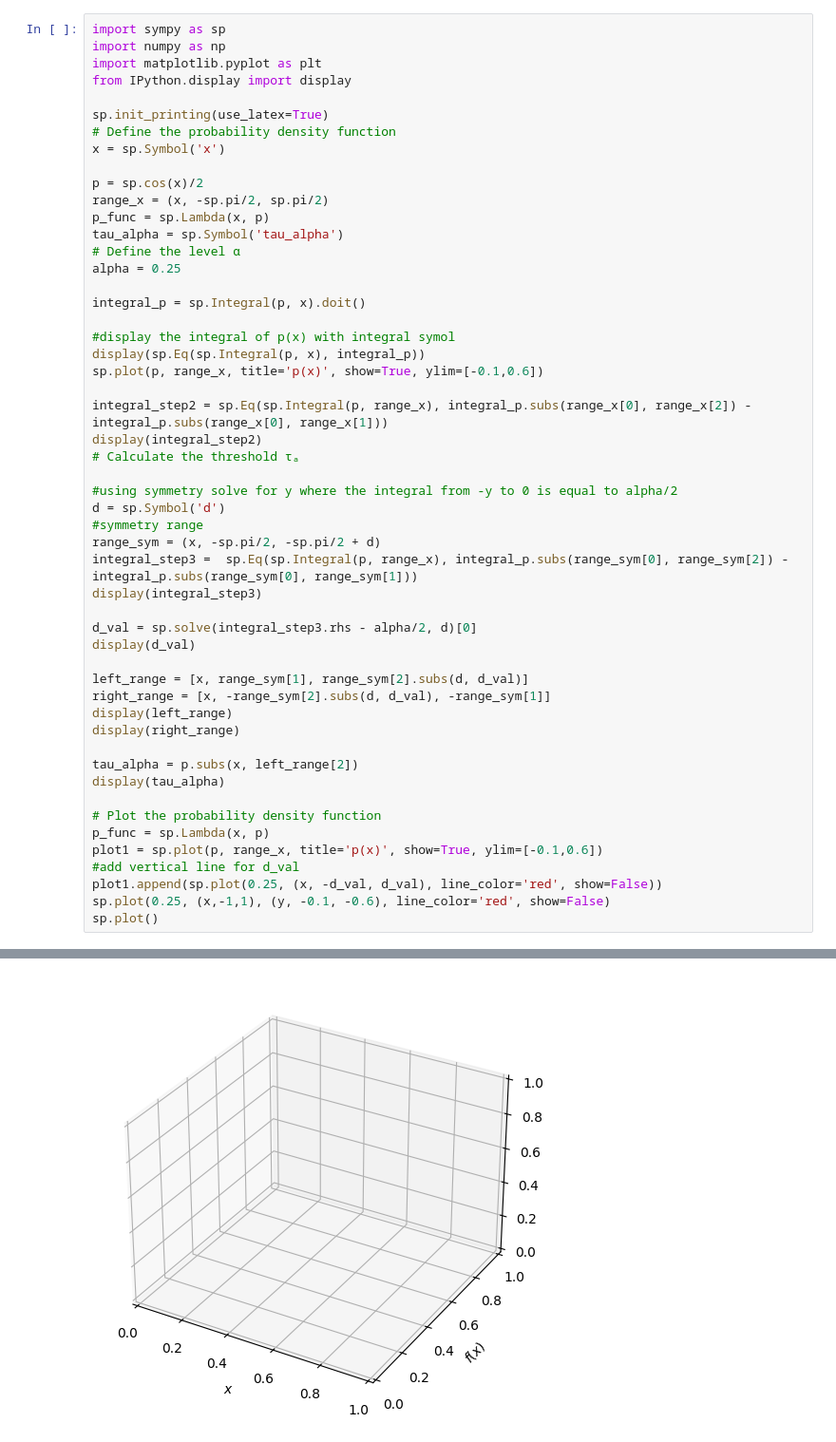
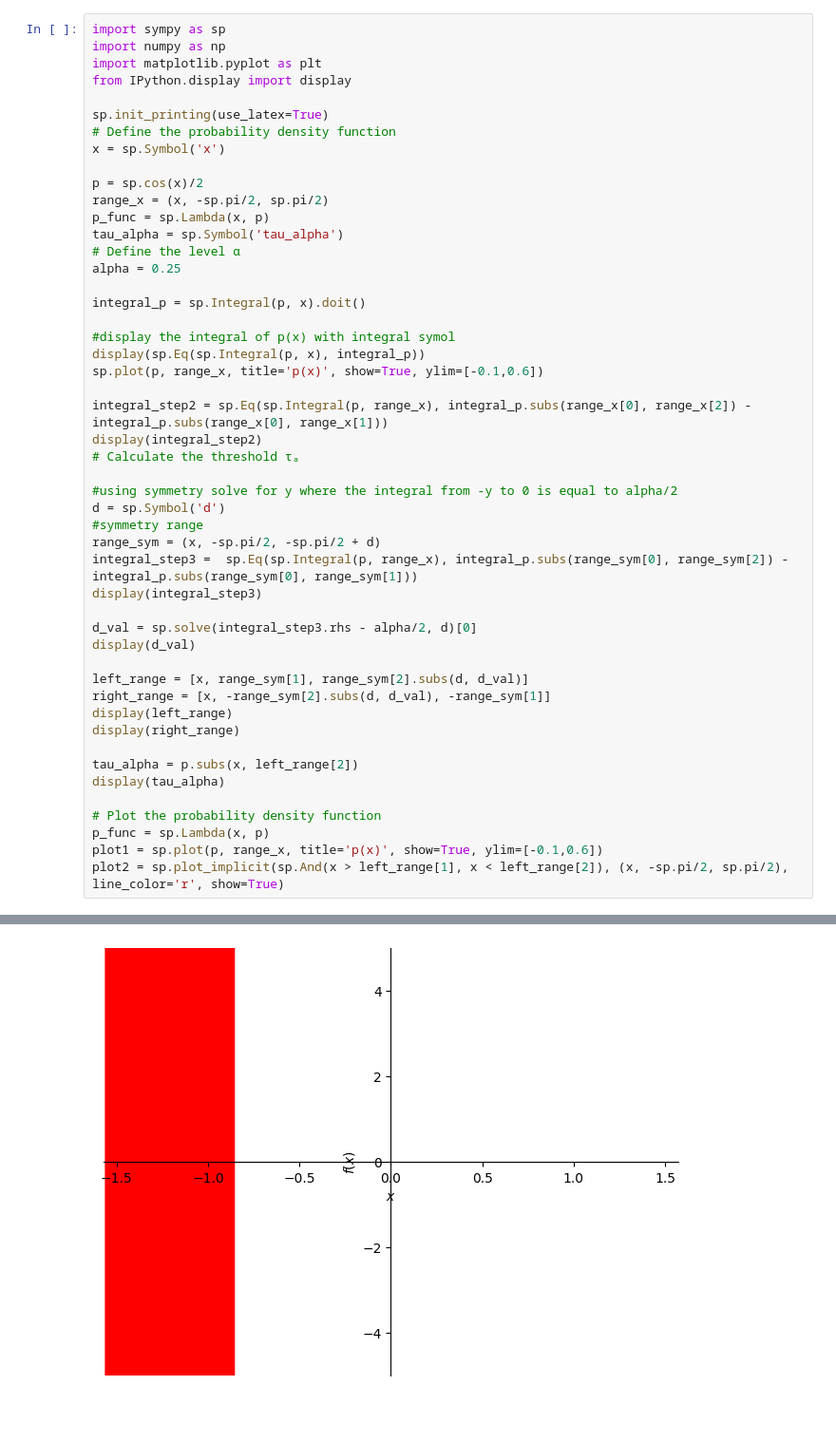
Before and after one commit to krisrjensen/csc730, a Jupyter notebook: final_exam_prep/20240502_prep_level_set.ipynb, the cells around one changed output, grey strips where cells are left out. Shown at 95% size. Drawn from its saved outputs; the diff is of its cells as text; blank space fills up the shorter version.

```diff
--- a/final_exam_prep/20240502_prep_level_set.ipynb
+++ b/final_exam_prep/20240502_prep_level_set.ipynb
@@ -29,35 +29,32 @@ display(integral_step2)
 d = sp.Symbol('d')
 #symmetry range
 range_sym = (x, -sp.pi/2, -sp.pi/2 + d)
 integral_step3 =  sp.Eq(sp.Integral(p, range_x), integral_p.subs(range_sym[0], range_sym[2]) - integral_p.subs(range_sym[0], range_sym[1]))
 display(integral_step3)
 
 d_val = sp.solve(integral_step3.rhs - alpha/2, d)[0]
 display(d_val)
 
 left_range = [x, range_sym[1], range_sym[2].subs(d, d_val)]
 right_range = [x, -range_sym[2].subs(d, d_val), -range_sym[1]]
 display(left_range)
 display(right_range)
 
 tau_alpha = p.subs(x, left_range[2])
 display(tau_alpha)
 
 # Plot the probability density function
 p_func = sp.Lambda(x, p)
 plot1 = sp.plot(p, range_x, title='p(x)', show=True, ylim=[-0.1,0.6])
-#add vertical line for d_val
-plot1.append(sp.plot(0.25, (x, -d_val, d_val), line_color='red', show=False))
-sp.plot(0.25, (x,-1,1), (y, -0.1, -0.6), line_color='red', show=False)
-sp.plot()
+plot2 = sp.plot_implicit(sp.And(x > left_range[1], x < left_range[2]), (x, -sp.pi/2, sp.pi/2), line_color='r', show=True)
 # %% [output]
 [figure]
 [figure]
 [figure]
 [figure]
 [figure]
 [figure]
 [figure]
 [figure]
 [figure]
-[figure, old version]
+[figure, new version]
```
Also changed, not shown: parts of 1 cell of this notebook.
